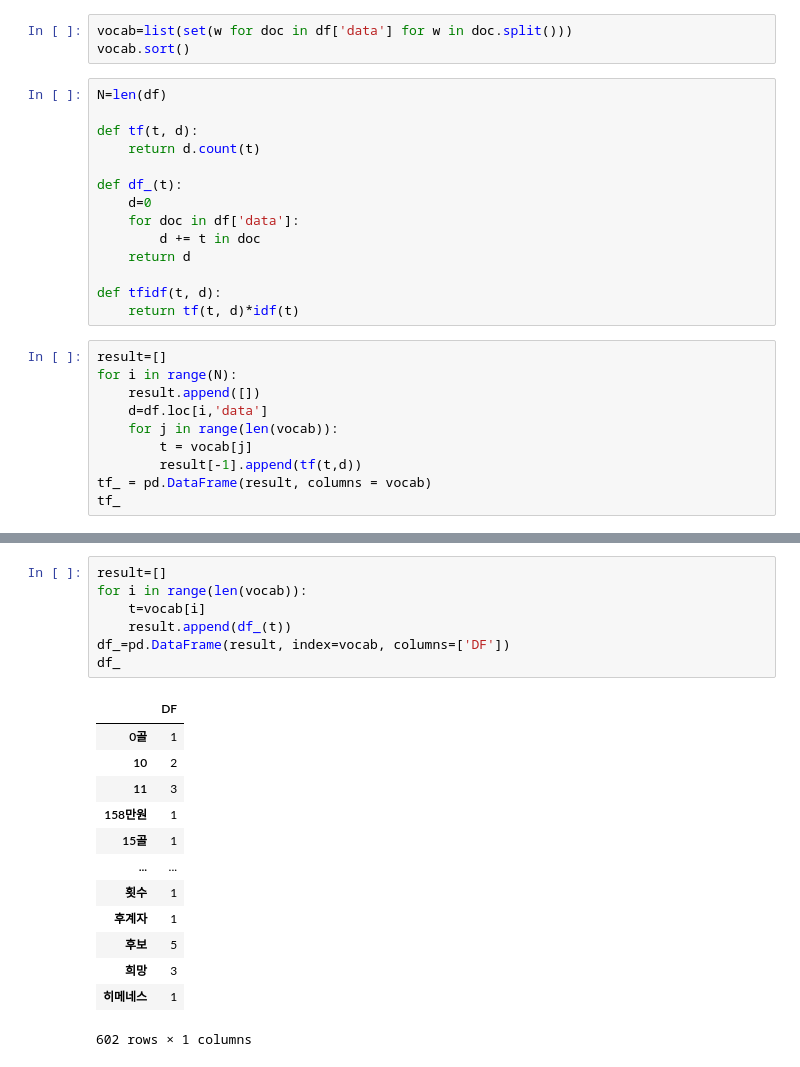
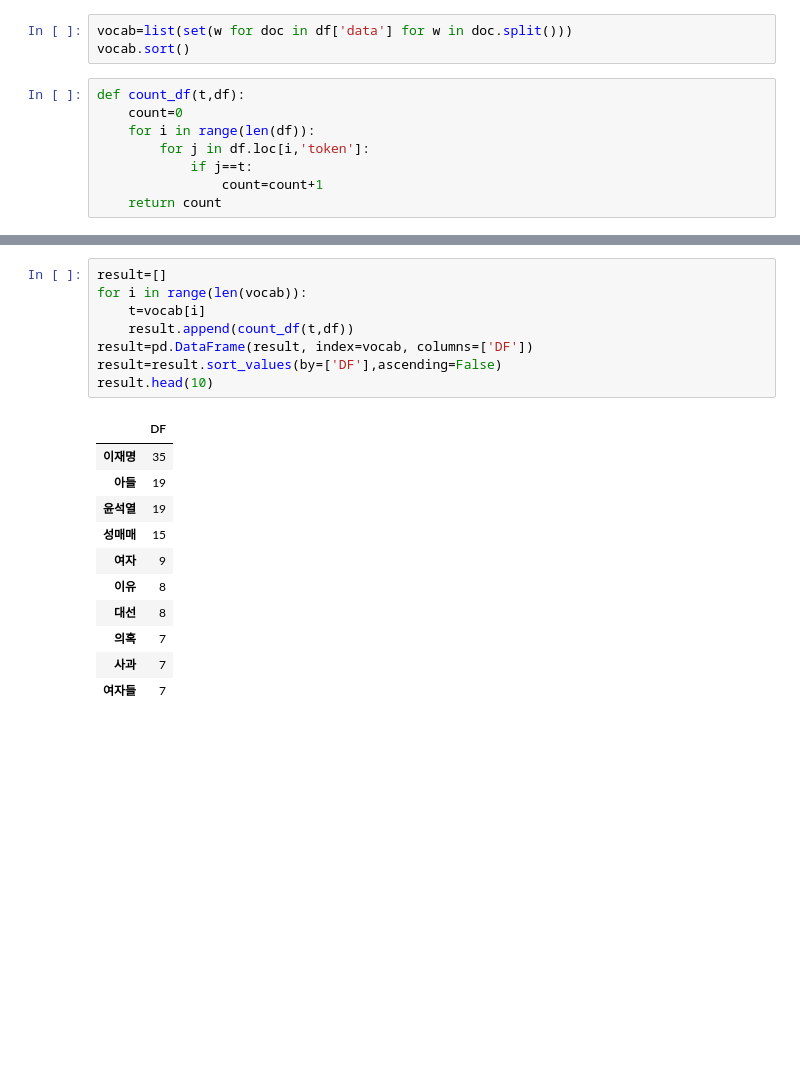
Before and after one commit to Insight-Sogang-Univ/Upennsolution_Project, a Jupyter notebook: Untitled.ipynb, the cells around one changed output, grey strips where cells are left out. Drawn from its saved outputs; the diff is of its cells as text; blank space fills up the shorter version.

```diff
--- a/Untitled.ipynb
+++ b/Untitled.ipynb
@@ -88,26 +69,10 @@ df
 vocab=list(set(w for doc in df['data'] for w in doc.split()))
 vocab.sort()
 # %%
-N=len(df)
-
-def tf(t, d):
-    return d.count(t)
-
-def df_(t):
-    d=0
-    for doc in df['data']:
-        d += t in doc
-    return d
-
-def tfidf(t, d):
-    return tf(t, d)*idf(t)
+def count_df(t,df):
+    count=0
+    for i in range(len(df)):
+        for j in df.loc[i,'token']:
+            if j==t:
+                count=count+1
+    return count
-# %%
-result=[]
-for i in range(N):
-    result.append([])
-    d=df.loc[i,'data']
-    for j in range(len(vocab)):
-        t = vocab[j]
-        result[-1].append(tf(t,d))
-tf_ = pd.DataFrame(result, columns = vocab)
-tf_
@@ -128,21 +79,20 @@ tf_
 # %%
 result=[]
 for i in range(len(vocab)):
     t=vocab[i]
-    result.append(df_(t))
-df_=pd.DataFrame(result, index=vocab, columns=['DF'])
-df_
+    result.append(count_df(t,df))
+result=pd.DataFrame(result, index=vocab, columns=['DF'])
+result=result.sort_values(by=['DF'],ascending=False)
+result.head(10)
 # %% [output]
 |  | DF |
-| 0골 | 1 |
-| 10 | 2 |
-| 11 | 3 |
-| 158만원 | 1 |
-| 15골 | 1 |
-| ... | ... |
-| 횟수 | 1 |
-| 후계자 | 1 |
-| 후보 | 5 |
-| 희망 | 3 |
-| 히메네스 | 1 |
+| 이재명 | 35 |
+| 아들 | 19 |
+| 윤석열 | 19 |
+| 성매매 | 15 |
+| 여자 | 9 |
+| 이유 | 8 |
+| 대선 | 8 |
+| 의혹 | 7 |
+| 사과 | 7 |
+| 여자들 | 7 |
-602 rows × 1 columns
```
Also changed, not shown: parts of 9 cells of this notebook, 11 other files.
